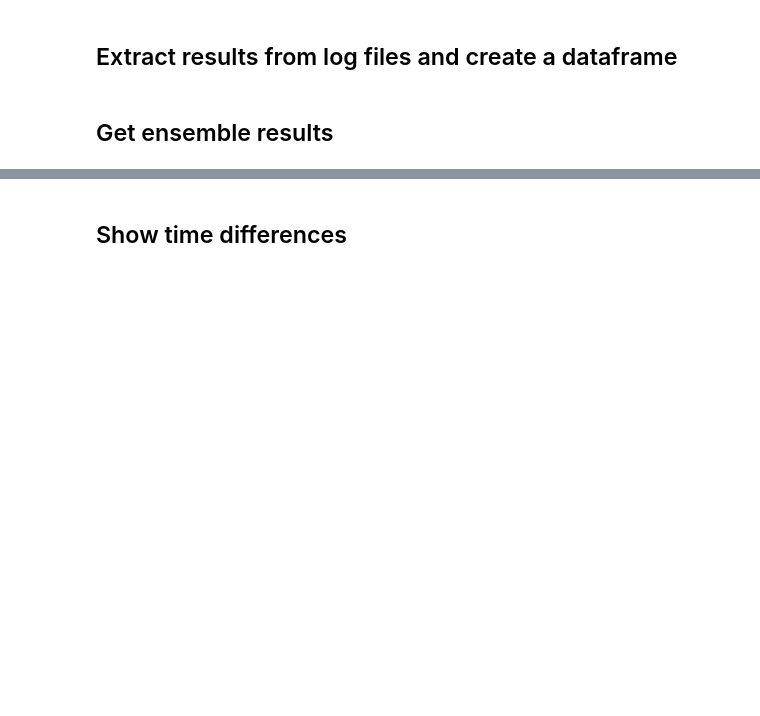
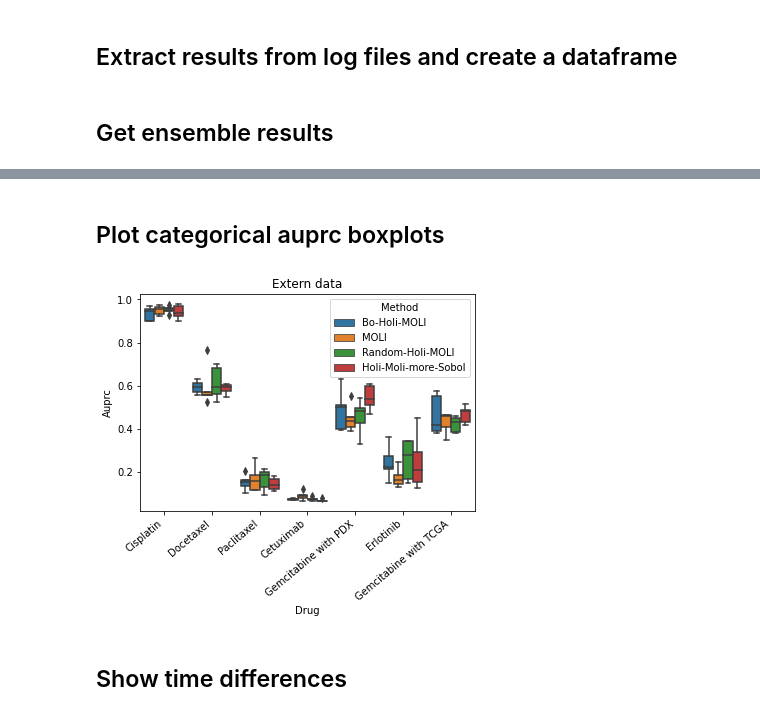
Before and after one commit to thauptmann/Multi-Omics-Analysis, a Jupyter notebook: notebooks/create_boxplots.ipynb, the cells around one changed output, grey strips where cells are left out. Cells and saved outputs as stored; diff of their text form; code cells hidden in the pictures; blank space fills up the shorter version.

```diff
--- a/notebooks/create_boxplots.ipynb
+++ b/notebooks/create_boxplots.ipynb
@@ -95,2 +120,19 @@ plt.savefig('boxplot_extern.pdf', bbox_inches="tight")
+# %% [markdown]
+## Plot categorical auprc boxplots
+# %%
+test_results = auprc_result_dataframe[auprc_result_dataframe['Dataset'] == 'Test']
+extern_results = auprc_result_dataframe[auprc_result_dataframe['Dataset'] == 'Extern']
+boxplot_test = sns.boxplot(x='Drug', y='Auprc', hue='Method',  data=test_results)
+boxplot_test.set_xticklabels(boxplot_test.get_xticklabels(), rotation=40, ha="right")
+plt.title('Test data')
+plt.savefig('auprc_boxplot_test.pdf', bbox_inches="tight")
+plt.clf()
+
+boxplot_extern = sns.boxplot(x='Drug', y='Auprc', hue='Method',  data=extern_results)
+boxplot_extern.set_xticklabels(boxplot_extern.get_xticklabels(), rotation=40, ha="right")
+plt.title('Extern data')
+plt.savefig('auprc_boxplot_extern.pdf', bbox_inches="tight")
+# %% [output]
+[figure, added]
 # %% [markdown]
 ## Show time differences
```
Also changed, not shown: parts of 9 cells of this notebook, 14 other files.
